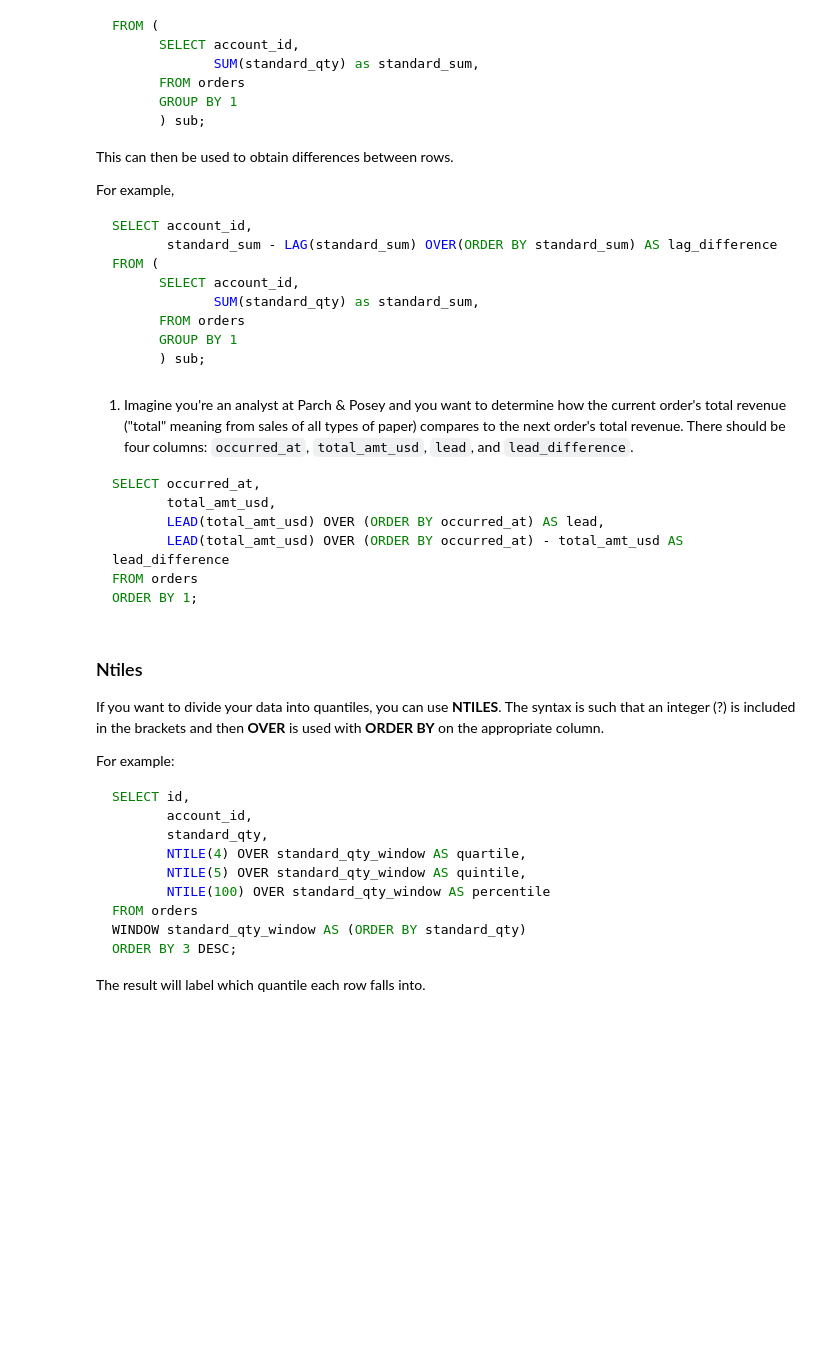
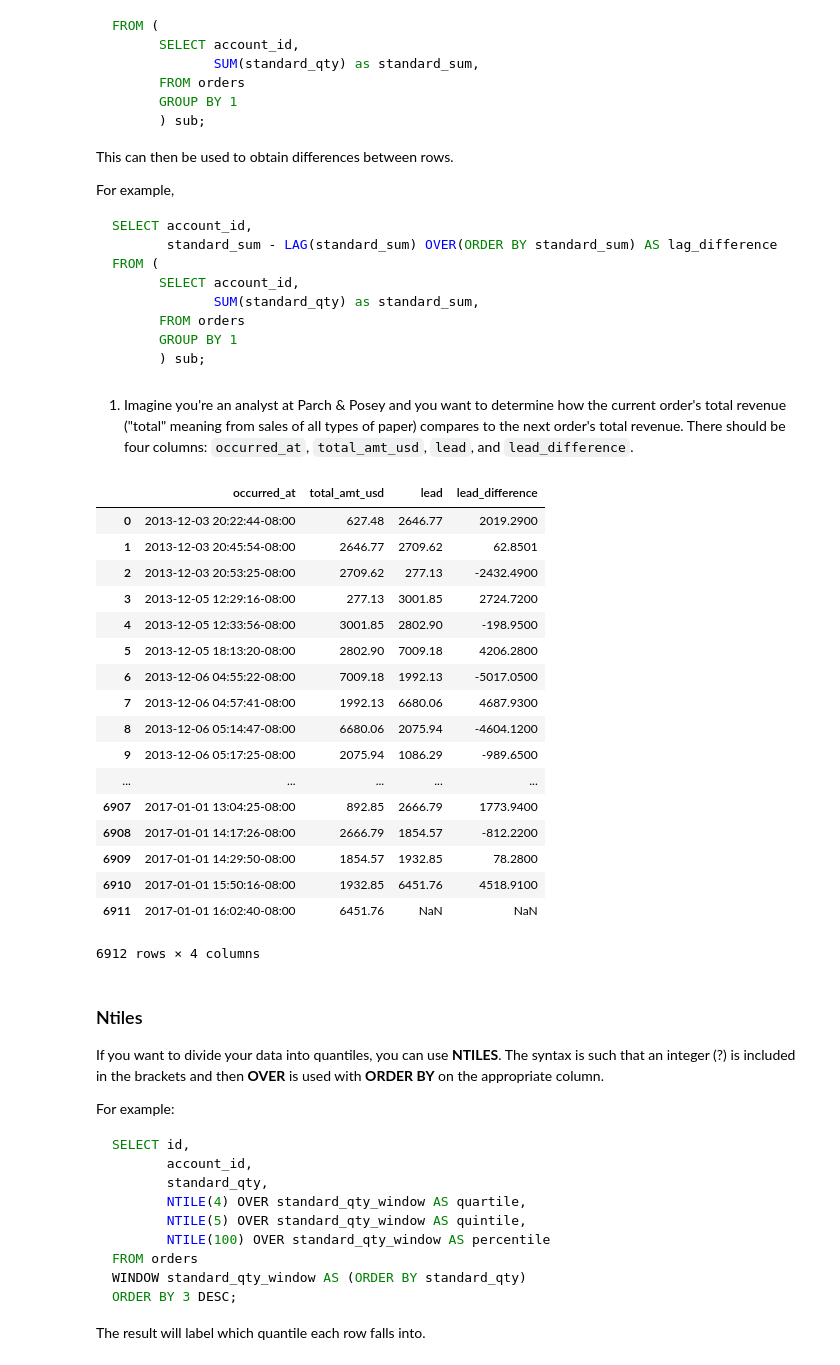
Before and after one commit to rebeccaebarnes/SQL-Practice, a Jupyter notebook: sql_practice.ipynb, the cells around one changed output. Cells and saved outputs as stored; diff of their text form; code cells hidden in the pictures; blank space fills up the shorter version.

````diff
--- a/sql_practice.ipynb
+++ b/sql_practice.ipynb
@@ -4079,15 +4118,32 @@ FROM (
 ```
 # %% [markdown]
 1. Imagine you're an analyst at Parch & Posey and you want to determine how the current order's total revenue ("total" meaning from sales of all types of paper) compares to the next order's total revenue. There should be four columns: `occurred_at`, `total_amt_usd`, `lead`, and `lead_difference`.
-
-```sql
-SELECT occurred_at,
-	   total_amt_usd,
-	   LEAD(total_amt_usd) OVER (ORDER BY occurred_at) AS lead,
-	   LEAD(total_amt_usd) OVER (ORDER BY occurred_at) - total_amt_usd AS lead_difference
-FROM orders
-ORDER BY 1;
-```
+# %%
+sql_query('SELECT occurred_at, \
+                  total_amt_usd, \
+                  LEAD(total_amt_usd) OVER (ORDER BY occurred_at) AS lead, \
+                  LEAD(total_amt_usd) OVER (ORDER BY occurred_at) - total_amt_usd AS lead_difference \
+           FROM orders \
+           ORDER BY 1;')
+# %% [output]
+|  | occurred_at | total_amt_usd | lead | lead_difference |
+| 0 | 2013-12-03 20:22:44-08:00 | 627.48 | 2646.77 | 2019.2900 |
+| 1 | 2013-12-03 20:45:54-08:00 | 2646.77 | 2709.62 | 62.8501 |
+| 2 | 2013-12-03 20:53:25-08:00 | 2709.62 | 277.13 | -2432.4900 |
+| 3 | 2013-12-05 12:29:16-08:00 | 277.13 | 3001.85 | 2724.7200 |
+| 4 | 2013-12-05 12:33:56-08:00 | 3001.85 | 2802.90 | -198.9500 |
+| 5 | 2013-12-05 18:13:20-08:00 | 2802.90 | 7009.18 | 4206.2800 |
+| 6 | 2013-12-06 04:55:22-08:00 | 7009.18 | 1992.13 | -5017.0500 |
+| 7 | 2013-12-06 04:57:41-08:00 | 1992.13 | 6680.06 | 4687.9300 |
+| 8 | 2013-12-06 05:14:47-08:00 | 6680.06 | 2075.94 | -4604.1200 |
+| 9 | 2013-12-06 05:17:25-08:00 | 2075.94 | 1086.29 | -989.6500 |
+| ... | ... | ... | ... | ... |
+| 6907 | 2017-01-01 13:04:25-08:00 | 892.85 | 2666.79 | 1773.9400 |
+| 6908 | 2017-01-01 14:17:26-08:00 | 2666.79 | 1854.57 | -812.2200 |
+| 6909 | 2017-01-01 14:29:50-08:00 | 1854.57 | 1932.85 | 78.2800 |
+| 6910 | 2017-01-01 15:50:16-08:00 | 1932.85 | 6451.76 | 4518.9100 |
+| 6911 | 2017-01-01 16:02:40-08:00 | 6451.76 | NaN | NaN |
+6912 rows × 4 columns
 # %% [markdown]
 ### Ntiles
 
````
Also changed, not shown: parts of 19 cells of this notebook.
